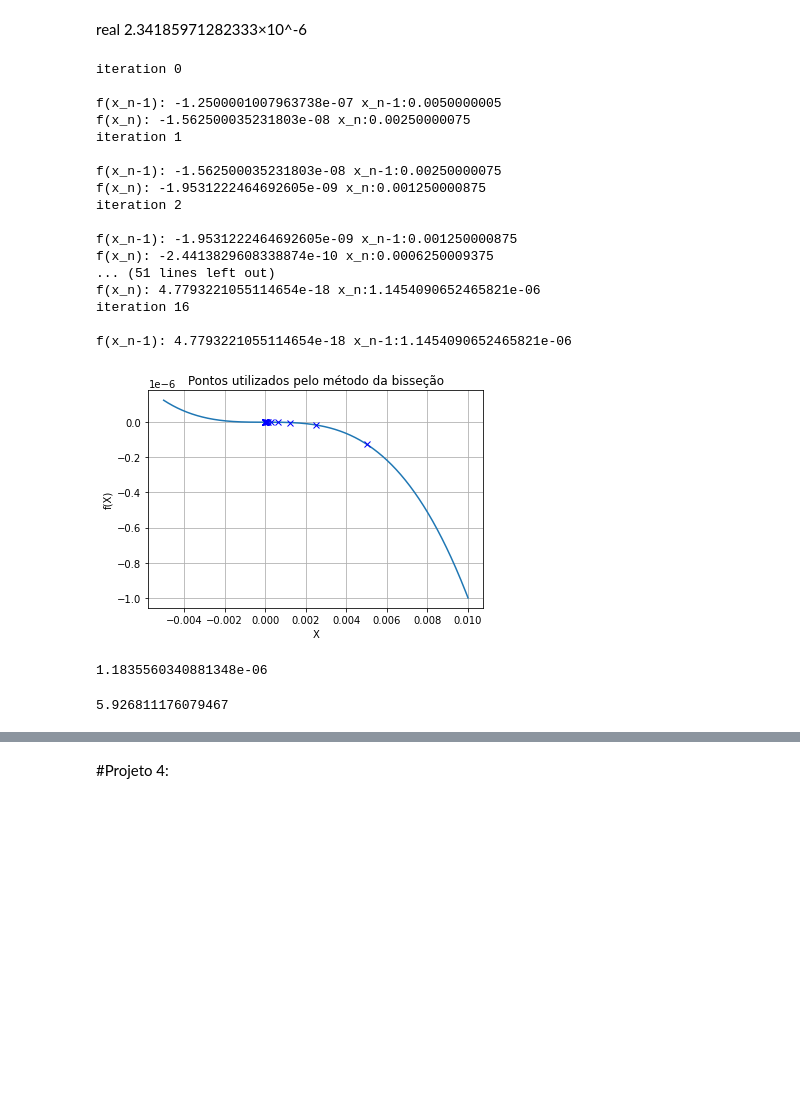
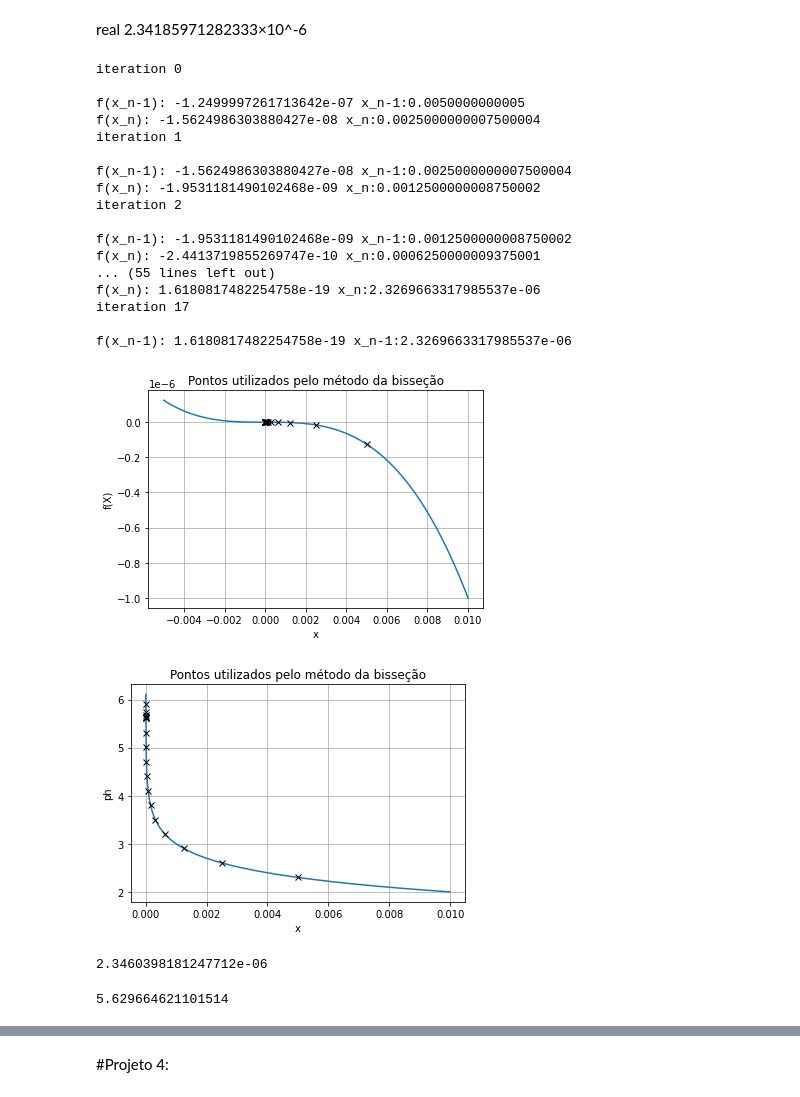
Before and after one commit to HerbertHipolito/lab.MatIndustrual, a Jupyter notebook: root.ipynb, the cells around one changed output, grey strips where cells are left out. Cells and saved outputs as stored; diff of their text form; code cells hidden in the pictures; blank space fills up the shorter version.

```diff
--- a/root.ipynb
+++ b/root.ipynb
@@ -139,31 +129,32 @@ real 2.34185971282333×10^-6
 # %%
 [k1,k2,k3,kh,pco2]=[10**(-6.3),10**(-10.3),10**(-14),10**(-1.46),315]
 
 #function = lambda x:x*5.474072610560535e-12 + 5.487070616723301e-22 + k3*x - x**3
 function = lambda x:(x*k1*kh*pco2)/((10**6)) + (2*k2*k1*kh*pco2)/(10**6) + k3*x - x**3
 
 bisection = bisection_method(function,10**(-12),10**(-2),True)
-result = bisection.find_root(0.05,1000,0.01,0.01)
+result = bisection.find_root(0.01,1000,0.01,0.01,'proj_2_1958')
 display(result)
 display(-np.log10(result))
 # %% [output]
 iteration 0
 
-f(x_n-1): -1.2500001007963738e-07 x_n-1:0.0050000005
-f(x_n): -1.562500035231803e-08 x_n:0.00250000075
+f(x_n-1): -1.2499997261713642e-07 x_n-1:0.0050000000005
+f(x_n): -1.5624986303880427e-08 x_n:0.0025000000007500004
 iteration 1
 
-f(x_n-1): -1.562500035231803e-08 x_n-1:0.00250000075
-f(x_n): -1.9531222464692605e-09 x_n:0.001250000875
+f(x_n-1): -1.5624986303880427e-08 x_n-1:0.0025000000007500004
+f(x_n): -1.9531181490102468e-09 x_n:0.0012500000008750002
 iteration 2
 
-f(x_n-1): -1.9531222464692605e-09 x_n-1:0.001250000875
-f(x_n): -2.4413829608338874e-10 x_n:0.0006250009375
-... (51 lines left out)
-f(x_n): 4.7793221055114654e-18 x_n:1.1454090652465821e-06
-iteration 16
+f(x_n-1): -1.9531181490102468e-09 x_n-1:0.0012500000008750002
+f(x_n): -2.4413719855269747e-10 x_n:0.0006250000009375001
+... (55 lines left out)
+f(x_n): 1.6180817482254758e-19 x_n:2.3269663317985537e-06
+iteration 17
 
-f(x_n-1): 4.7793221055114654e-18 x_n-1:1.1454090652465821e-06
+f(x_n-1): 1.6180817482254758e-19 x_n-1:2.3269663317985537e-06
-[figure, old version]
+[figure, new version]
+[figure, added]
-1.1835560340881348e-06
+2.3460398181247712e-06
-5.926811176079467
+5.629664621101514
```
Also changed, not shown: parts of 12 cells of this notebook.
